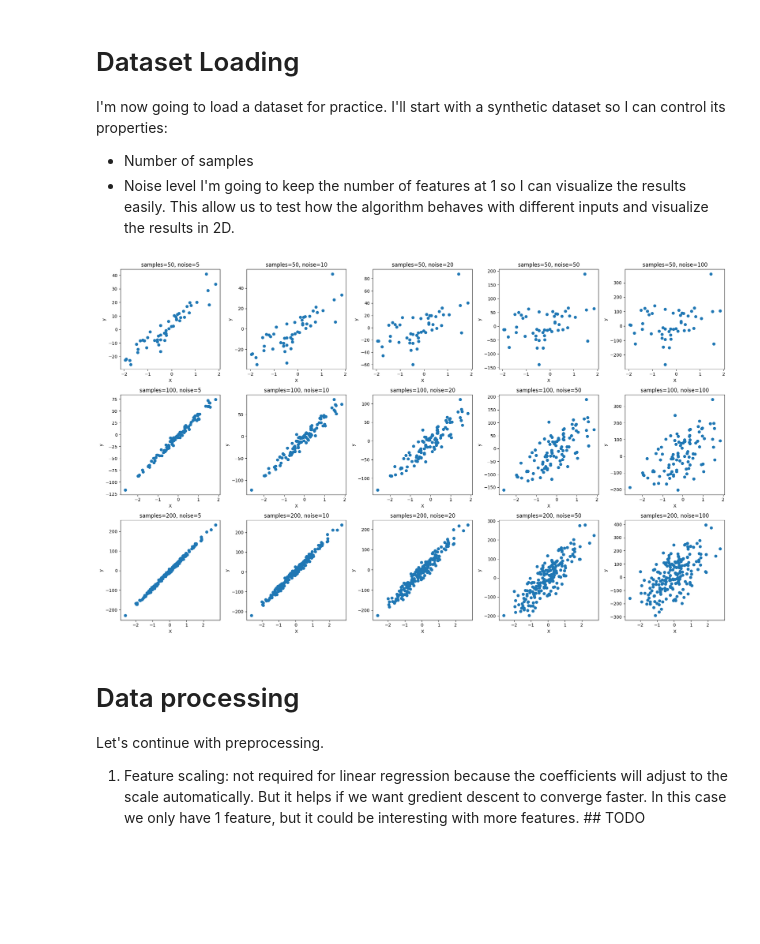
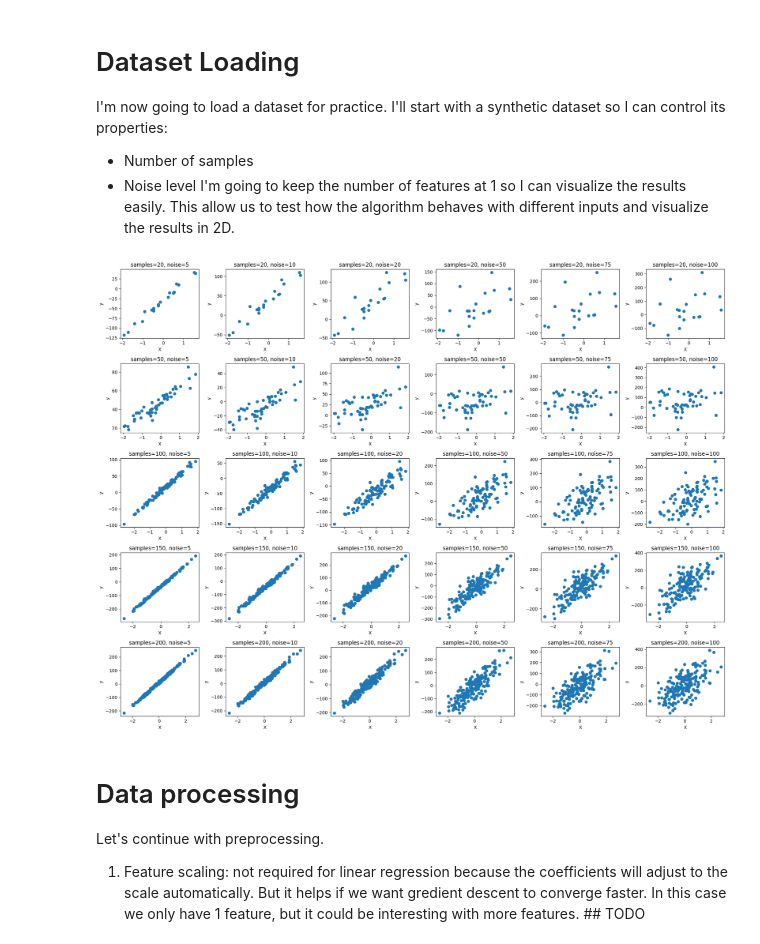
Before and after one commit to Imartinezcuevas/ML-From-Scratch, a Jupyter notebook: notebooks/01_linear_regression.ipynb, the cells around one changed output. Saved outputs shown, nothing was run; the diff lists cells and outputs as text; code cells hidden in the pictures; blank space fills up the shorter version.

Commit message:
Refactor data loading and update linear regression notebook

```diff
--- a/notebooks/01_linear_regression.ipynb
+++ b/notebooks/01_linear_regression.ipynb
@@ -28,33 +28,36 @@ This allow us to test how the algorithm behaves with different inputs and visual
 # %%
 from data.load_data import load_synthetic_regression
 import matplotlib.pyplot as plt
+import numpy as np
 
 # Let's first define the parameter ranges
-sample_sizes = [50, 100, 200]
-noise_levels = [5, 10, 20, 50, 100]
+sample_sizes = [20, 50, 100, 150, 200]
+noise_levels = [5, 10, 20, 50, 75, 100]
+
 
 # Initialize a dictionary to hold datasets
 datasets = {}
 
 # Decide the figure layout
-fig, axes = plt.subplots(len(sample_sizes), len(noise_levels), figsize=(20, 12))
+fig, axes = plt.subplots(len(sample_sizes), len(noise_levels), figsize=(20, 15))
 
 # Loop through the grid
 for i, sample in enumerate(sample_sizes):
     for j, noise in enumerate(noise_levels):
-        key = f"samples_{sample}_noise_{noise}"
-        X, y, bias = load_synthetic_regression(n_samples=sample, n_features=1, noise=noise, random_state=42)
-        datasets[key] = (X, y, bias)
+        bias_val = np.random.uniform(-50, 50)  # random bias in some range
+        key = f"samples_{sample}_noise_{noise}_bias_{bias_val:.1f}"
+        X, y, bias = load_synthetic_regression(n_samples=sample, n_features=1, noise=noise, random_state=42, bias=bias_val)
+        datasets[key] = (X, y, bias_val)
         # Plot the points using scatter
         ax = axes[i, j]
         ax.scatter(X, y)
         ax.set_title(f"samples={sample}, noise={noise}")
         ax.set_xlabel("X")
         ax.set_ylabel("y")
 
 plt.tight_layout()
 # %% [output]
-[figure, old version]
+[figure, new version]
 # %% [markdown]
 # Data processing
 Let's continue with preprocessing.
```
Also changed, not shown: parts of 6 cells of this notebook, 3 other files.
